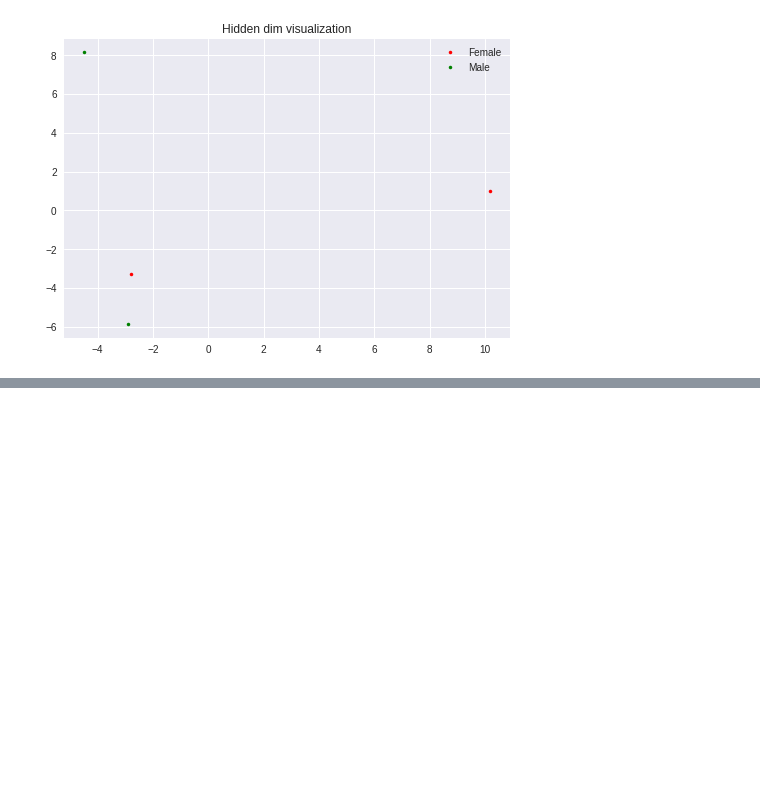
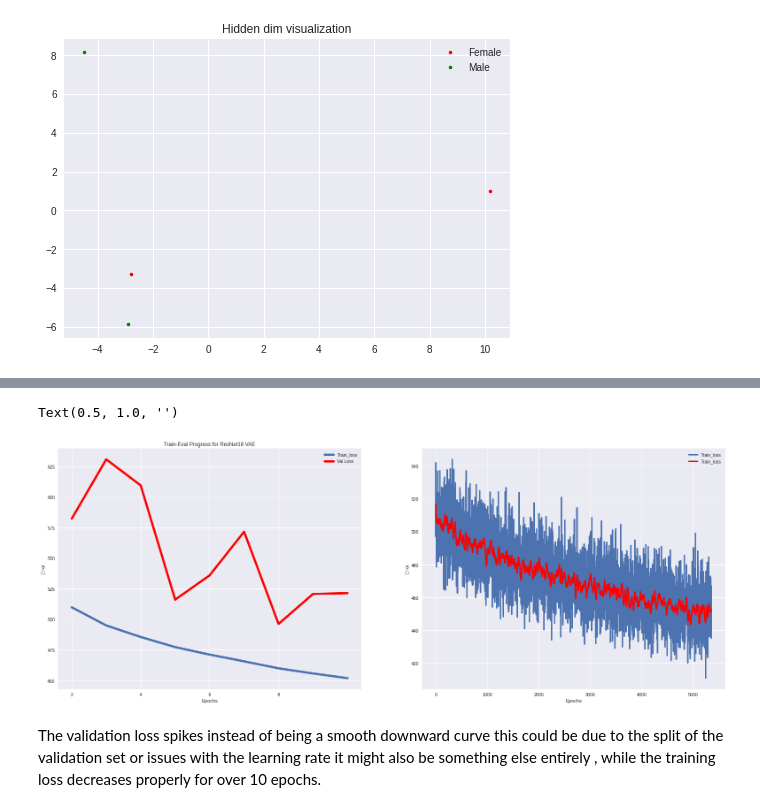
Before and after one commit to vardeep-sandhu/CudaLab, a Jupyter notebook: Sheet06/Sheet06.ipynb, the cells around one changed output, grey strips where cells are left out. Cells and saved outputs as stored; diff of their text form; code cells hidden in the pictures; blank space fills up the shorter version.

```diff
--- a/Sheet06/Sheet06.ipynb
+++ b/Sheet06/Sheet06.ipynb
@@ -483,0 +679,3 @@ for i, color in enumerate(['r', 'g']):
+# %%
+rVae = ResnetVAE(10)
+rVae
@@ -483,0 +877,29 @@ for i, color in enumerate(['r', 'g']):
+# %%
+plt.style.use('seaborn')
+fig, ax = plt.subplots(1,2)
+fig.set_size_inches(27, 10)
+
+smooth_loss = smooth(stats['loss_iters'][1000:])
+ax[0].plot(stats['epoch'][1:], stats['train_loss'][1:], label="Train_loss", linewidth=5)
+ax[0].plot(stats['epoch'][1:], stats['val_loss'][1:], label="Val Loss", c='red', linewidth=5)
+ax[0].legend(loc='best')
+ax[0].set_xlabel("Epochs")
+ax[0].set_ylabel("Error")
+ax[0].set_xticks(np.arange(2, 10, step=2))
+
+ax[0].set_title("Train-Eval Progress for ResNet18 VAE")
+
+
+ax[1].plot(stats['loss_iters'][1000:], label="Train_loss", linewidth=3)
+ax[1].plot(smooth_loss, label="Train_loss", linewidth=3, c='red')
+
+ax[1].legend(loc='best')
+ax[1].set_xlabel("Epochs")
+ax[1].set_ylabel("Error")
+
+ax[1].set_title("")
+# %% [output]
+Text(0.5, 1.0, '')
+[figure, added]
+# %% [markdown]
+The validation loss spikes instead of being a smooth downward curve this could be due to the split of the validation set or issues with the learning rate it might also be something else entirely , while the training loss decreases properly for over 10 epochs.
```
Also changed, not shown: parts of 22 cells of this notebook, 1 other file.
